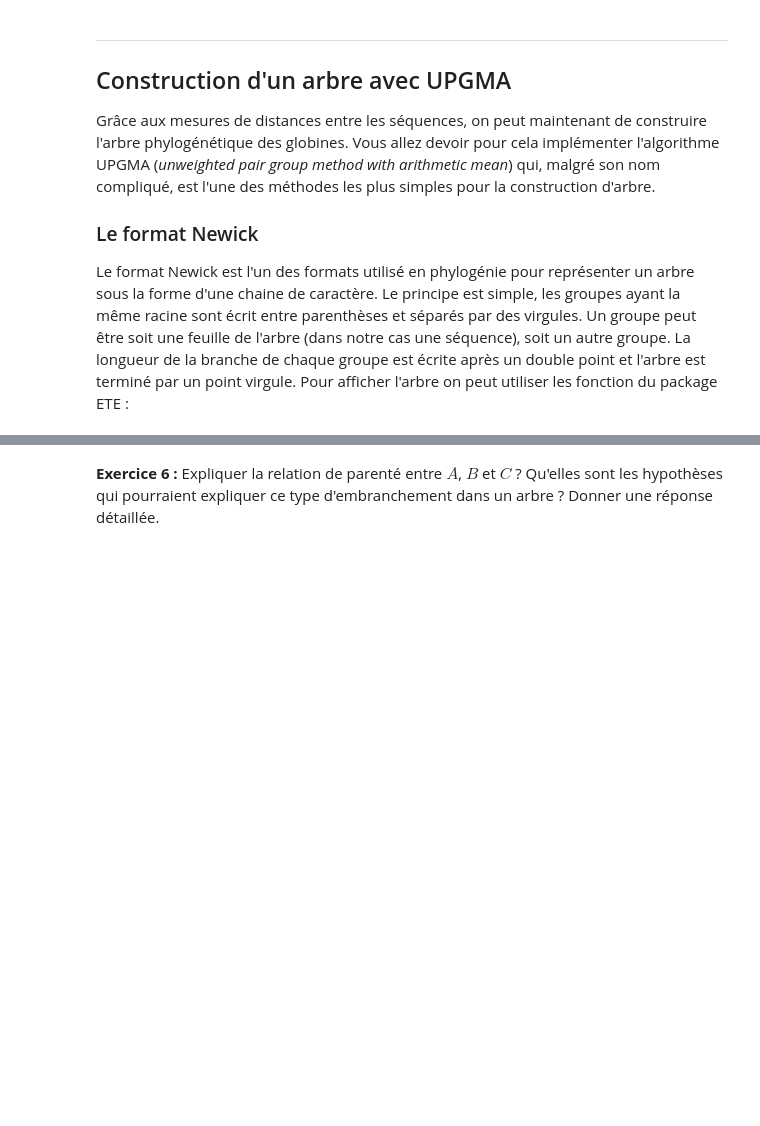
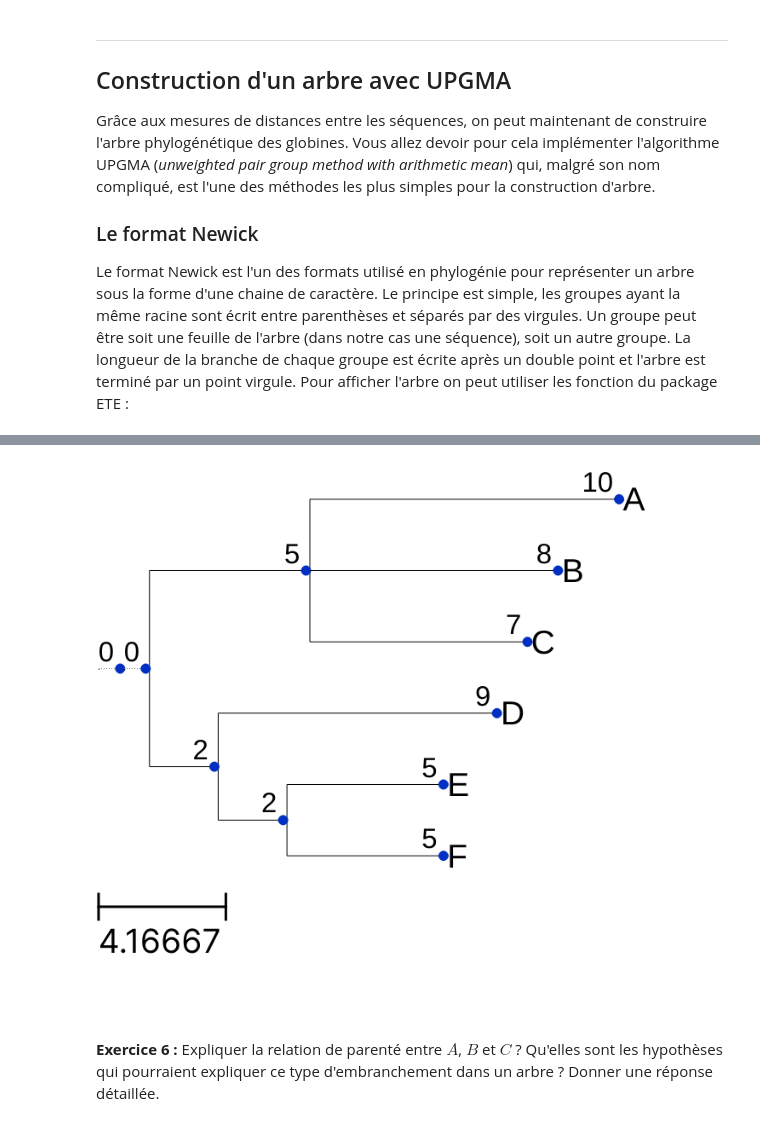
Before and after one commit to B-Manitas/BioInfo_I, a Jupyter notebook: projet_phylogenie_sujet.ipynb, the cells around one changed output, grey strips where cells are left out. Cells and saved outputs as stored; diff of their text form; code cells hidden in the pictures; blank space fills up the shorter version.

```diff
--- a/projet_phylogenie_sujet.ipynb
+++ b/projet_phylogenie_sujet.ipynb
@@ -556,13 +558,14 @@ t.render('%%inline', w=183, units='mm', tree_style=ts)
 **Exercice 5 :** Reécrivez l'arbre suivant au format Newick puis afficher-le. Les nombres correspondent aux longueurs des branches :
 ![](input/tree.png)
 # %%
-from ete3 import Tree, TreeStyle
-
-newick_tree = '((A:2,(B:2,C:3):5):5,D:4);'
+# Affichage de l'arbre au format Newick.
+newick_tree = '(((A:10, B:8, C:7):5, (D:9, (E:5, F:5):2):2):0);'
 t = Tree(newick_tree)
 ts = TreeStyle()
 ts.show_branch_length = True
 t.render('%%inline', w=183, units='mm', tree_style=ts)
+# %% [output]
+[figure, added]
 # %% [markdown]
 **Exercice 6 :** Expliquer la relation de parenté entre $A$, $B$ et $C$ ? Qu'elles sont les hypothèses qui pourraient expliquer ce type d'embranchement dans un arbre ? Donner une réponse détaillée.
 # %% [markdown]
```
Also changed, not shown: parts of 7 cells of this notebook.
